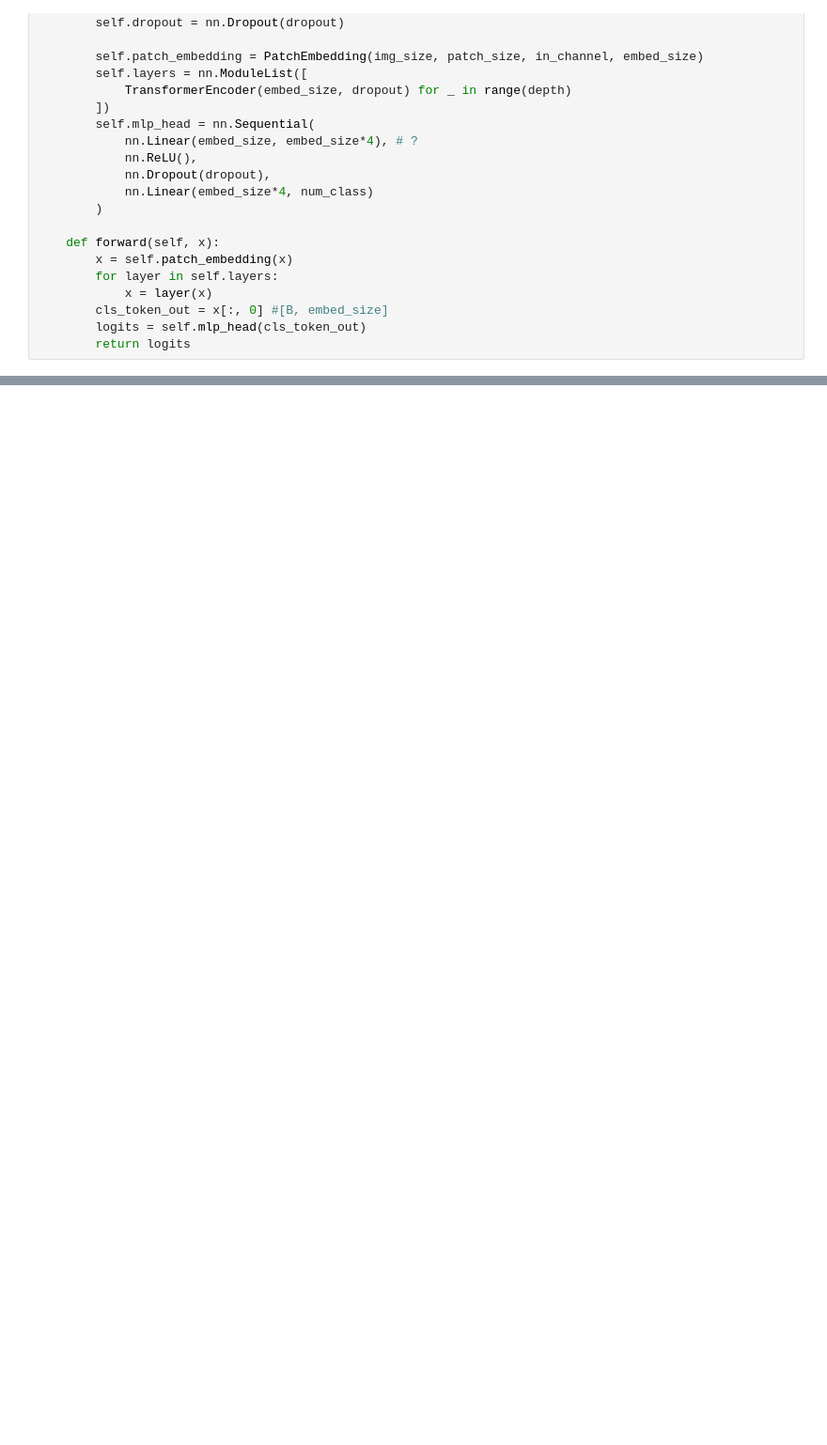
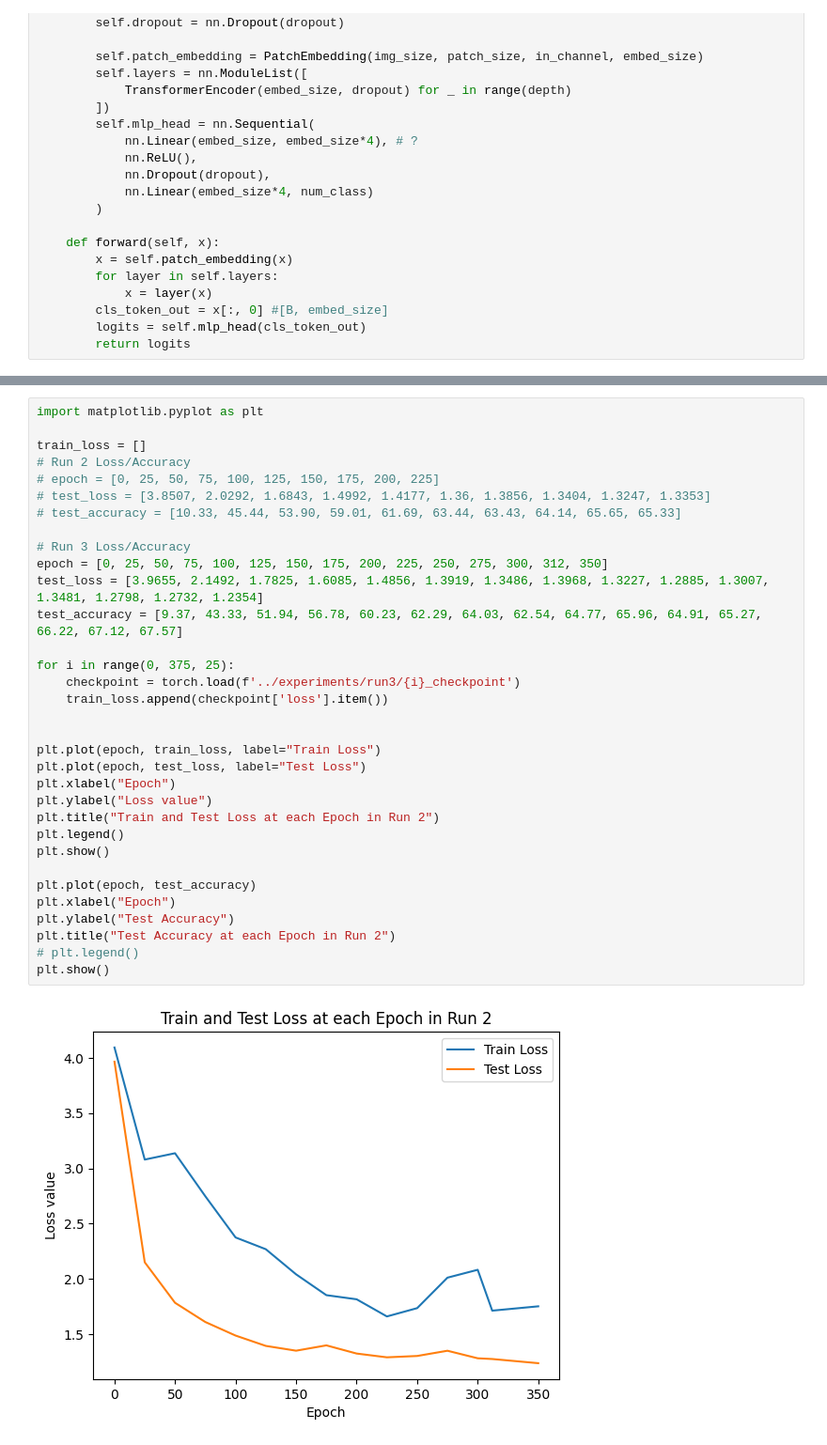
Before and after one commit to rchen122/ViT, a Jupyter notebook: notebooks/exploration.ipynb, the cells around one changed output, grey strips where cells are left out. Shown at 94% size. Drawn from its saved outputs; the diff is of its cells as text; blank space fills up the shorter version.

```diff
--- a/notebooks/exploration.ipynb
+++ b/notebooks/exploration.ipynb
@@ -177,0 +128,35 @@ KeyboardInterrupt:
+# %%
+import matplotlib.pyplot as plt
+
+train_loss = []
+# Run 2 Loss/Accuracy
+# epoch = [0, 25, 50, 75, 100, 125, 150, 175, 200, 225]
+# test_loss = [3.8507, 2.0292, 1.6843, 1.4992, 1.4177, 1.36, 1.3856, 1.3404, 1.3247, 1.3353]
+# test_accuracy = [10.33, 45.44, 53.90, 59.01, 61.69, 63.44, 63.43, 64.14, 65.65, 65.33]
+
+# Run 3 Loss/Accuracy
+epoch = [0, 25, 50, 75, 100, 125, 150, 175, 200, 225, 250, 275, 300, 312, 350]
+test_loss = [3.9655, 2.1492, 1.7825, 1.6085, 1.4856, 1.3919, 1.3486, 1.3968, 1.3227, 1.2885, 1.3007, 1.3481, 1.2798, 1.2732, 1.2354]
+test_accuracy = [9.37, 43.33, 51.94, 56.78, 60.23, 62.29, 64.03, 62.54, 64.77, 65.96, 64.91, 65.27, 66.22, 67.12, 67.57]
+
+for i in range(0, 375, 25):
+	checkpoint = torch.load(f'../experiments/run3/{i}_checkpoint')
+	train_loss.append(checkpoint['loss'].item())
+
+
+plt.plot(epoch, train_loss, label="Train Loss")
+plt.plot(epoch, test_loss, label="Test Loss")
+plt.xlabel("Epoch")
+plt.ylabel("Loss value")
+plt.title("Train and Test Loss at each Epoch in Run 2")
+plt.legend()
+plt.show()
+
+plt.plot(epoch, test_accuracy)
+plt.xlabel("Epoch")
+plt.ylabel("Test Accuracy")
+plt.title("Test Accuracy at each Epoch in Run 2")
+# plt.legend()
+plt.show()
+# %% [output]
+[figure, added]
```
Also changed, not shown: parts of 3 cells of this notebook, 6 other files.
